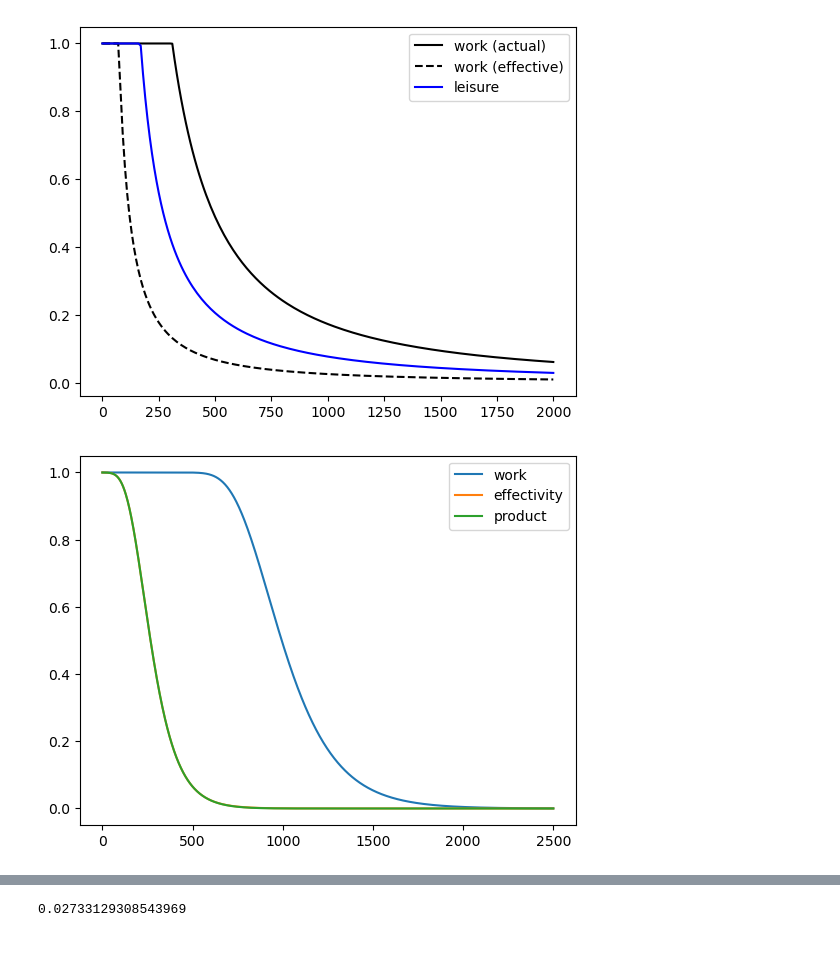
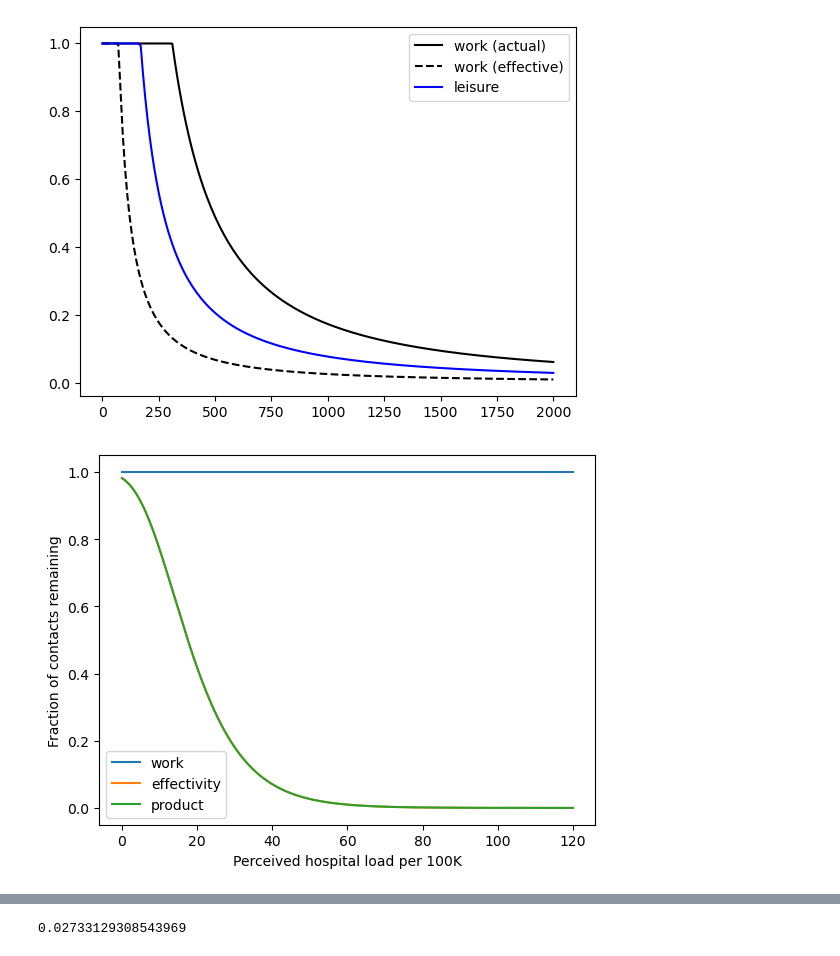
Before and after one commit to twallema/pyIEEM, a Jupyter notebook: notebooks/scratch-SIR-recurrent-mobility.ipynb, the cells around one changed output, grey strips where cells are left out. Saved outputs shown, nothing was run; the diff lists cells and outputs as text; code cells hidden in the pictures.

```diff
--- a/notebooks/scratch-SIR-recurrent-mobility.ipynb
+++ b/notebooks/scratch-SIR-recurrent-mobility.ipynb
@@ -54,23 +50,25 @@ plt.close()
 # %%
 # parameters
 ypsilon_work = 100
 phi_work = 0.005
 
-ypsilon_eff = 10
-phi_eff = 0.01
+ypsilon_eff = 4
+phi_eff = 0.10
 # model
-x = np.linspace(0,2500,1001)
+x = np.linspace(0,120,1000)
 y_work = (1-np.exp(-ypsilon_work*np.exp(-phi_work*x)))
 y_eff = 1-np.exp(-ypsilon_eff*np.exp(-phi_eff*x))
 
 # visualize
 fig,ax=plt.subplots()
 ax.plot(x, y_work, label='work')
 ax.plot(x, y_eff, label='effectivity')
 ax.plot(x, y_work*y_eff, label='product')
+ax.set_xlabel('Perceived hospital load per 100K')
+ax.set_ylabel('Fraction of contacts remaining')
 ax.legend()
 plt.show()
 plt.close()
 # %% [output]
-[figure, old version]
+[figure, new version]
 # %%
```
Also changed, not shown: parts of 3 cells of this notebook, 8 other files.
